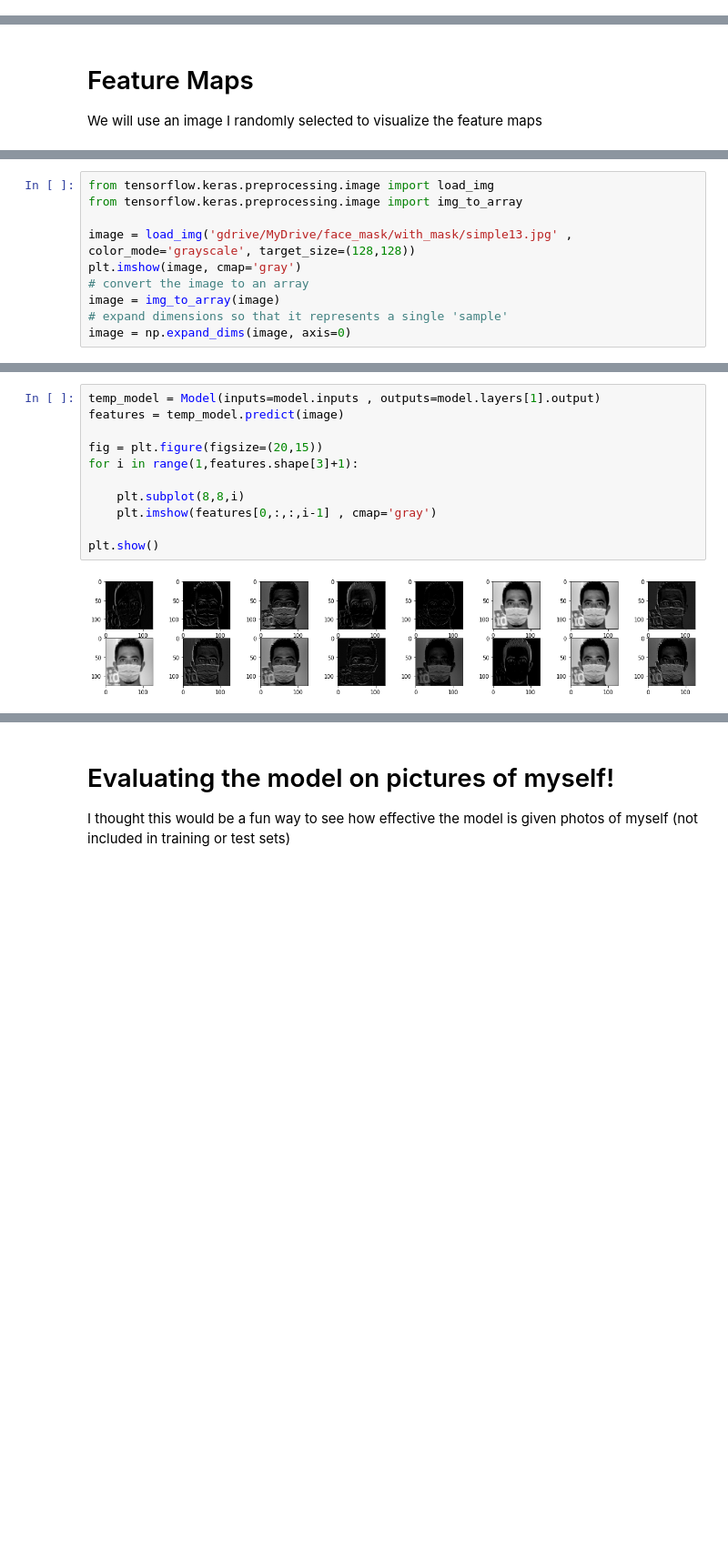
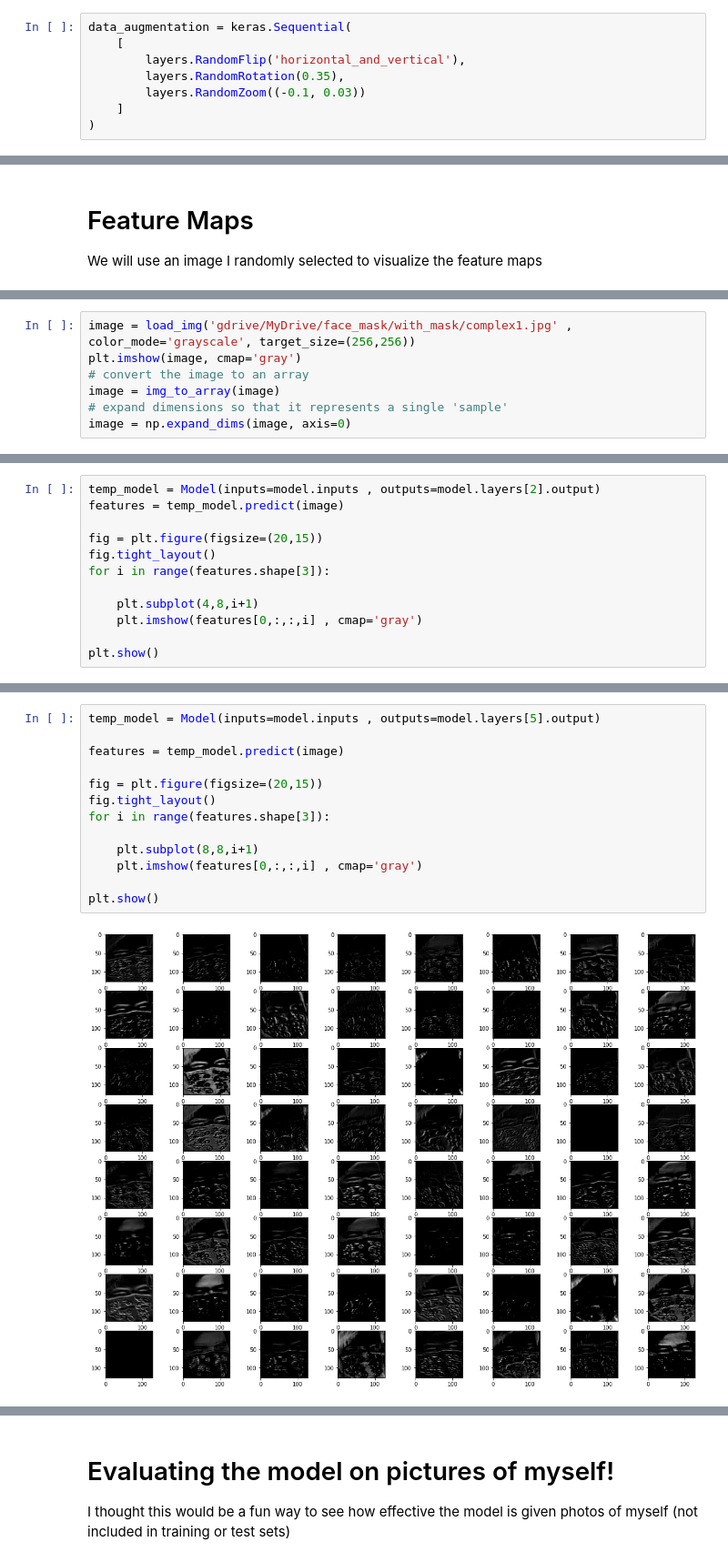
Before and after one commit to SuljicAmar/face_mask_detection, a Jupyter notebook: Face_Mask_Detection.ipynb, the cells around one changed output, grey strips where cells are left out. Shown at 91% size. Drawn from its saved outputs; the diff is of its cells as text; blank space fills up the shorter version.

```diff
--- a/Face_Mask_Detection.ipynb
+++ b/Face_Mask_Detection.ipynb
@@ -60,2 +71,10 @@ train_data.take(1)
+# %%
+data_augmentation = keras.Sequential(
+    [
+        layers.RandomFlip('horizontal_and_vertical'),
+        layers.RandomRotation(0.35),
+        layers.RandomZoom((-0.1, 0.03))
+    ]
+)
 # %% [markdown]
 # Create Model
@@ -169,8 +196,5 @@ model.layers
 # %%
-from tensorflow.keras.preprocessing.image import load_img
-from tensorflow.keras.preprocessing.image import img_to_array
-
-image = load_img('gdrive/MyDrive/face_mask/with_mask/simple13.jpg' , color_mode='grayscale', target_size=(128,128))
+image = load_img('gdrive/MyDrive/face_mask/with_mask/complex1.jpg' , color_mode='grayscale', target_size=(256,256))
 plt.imshow(image, cmap='gray')
 # convert the image to an array
 image = img_to_array(image)
@@ -180,0 +205,12 @@ image = np.expand_dims(image, axis=0)
+# %%
+temp_model = Model(inputs=model.inputs , outputs=model.layers[2].output)
+features = temp_model.predict(image)
+
+fig = plt.figure(figsize=(20,15))
+fig.tight_layout()
+for i in range(features.shape[3]):
+
+    plt.subplot(4,8,i+1)
+    plt.imshow(features[0,:,:,i] , cmap='gray')
+
+plt.show()
@@ -181,14 +219,16 @@ image = np.expand_dims(image, axis=0)
 # %%
-temp_model = Model(inputs=model.inputs , outputs=model.layers[1].output)
+temp_model = Model(inputs=model.inputs , outputs=model.layers[5].output)
+
 features = temp_model.predict(image)
 
 fig = plt.figure(figsize=(20,15))
-for i in range(1,features.shape[3]+1):
+fig.tight_layout()
+for i in range(features.shape[3]):
 
-    plt.subplot(8,8,i)
-    plt.imshow(features[0,:,:,i-1] , cmap='gray')
+    plt.subplot(8,8,i+1)
+    plt.imshow(features[0,:,:,i] , cmap='gray')
 
 plt.show()
 # %% [output]
-[figure, old version]
+[figure, new version]
 # %%
```
Also changed, not shown: parts of 25 cells of this notebook, 1 other file.
